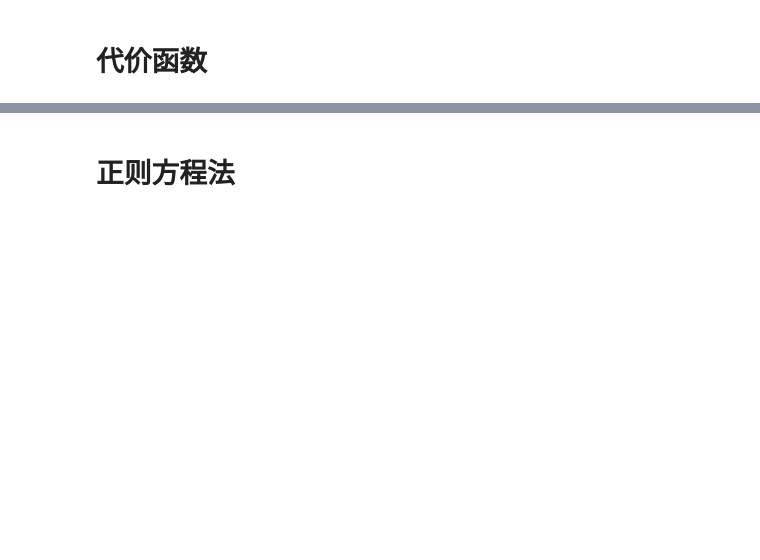
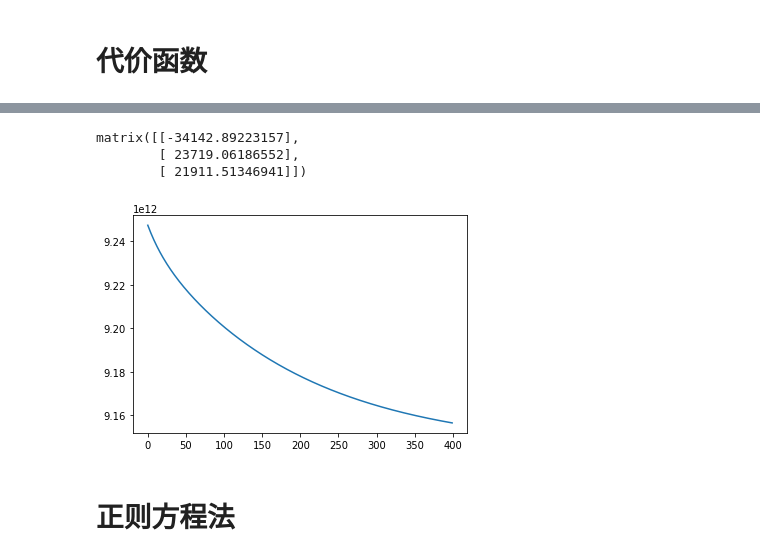
Before and after one commit to mvpboss1004/coursera_andrewng_ml, a Jupyter notebook: machine-learning-ex1/ex1/ex1.ipynb, the cells around one changed output, grey strips where cells are left out. Drawn from its saved outputs; the diff is of its cells as text; code cells hidden in the pictures; blank space fills up the shorter version.

```diff
--- a/machine-learning-ex1/ex1/ex1.ipynb
+++ b/machine-learning-ex1/ex1/ex1.ipynb
@@ -30,4 +38,4 @@ ax.scatter(X[:,1], X[:,2], y)
 # %%
 def J(X, y, theta):
     D = X*theta - y
-    return len(theta)/2 * (D.T*D)
+    return (len(theta)/2 * (D.T*D))[0,0]
@@ -36,12 +48,18 @@ def J(X, y, theta):
 # %%
 num_iters = 400
 alpha = 0.01
 theta = np.mat(np.zeros(3)).reshape(3,1)
 J_history = []
 for iter in range(0, num_iters):
     theta = theta - (alpha/m) * ((X*theta-y).T*X).T
     J_history.append(J(X,y,theta))
+plt.plot(range(0,num_iters), J_history)
 theta
+# %% [output]
+matrix([[-34142.89223157],
+        [ 23719.06186552],
+        [ 21911.51346941]])
+[figure, added]
 # %% [markdown]
 # 正则方程法
 # %%
```
Also changed, not shown: parts of 8 cells of this notebook.
